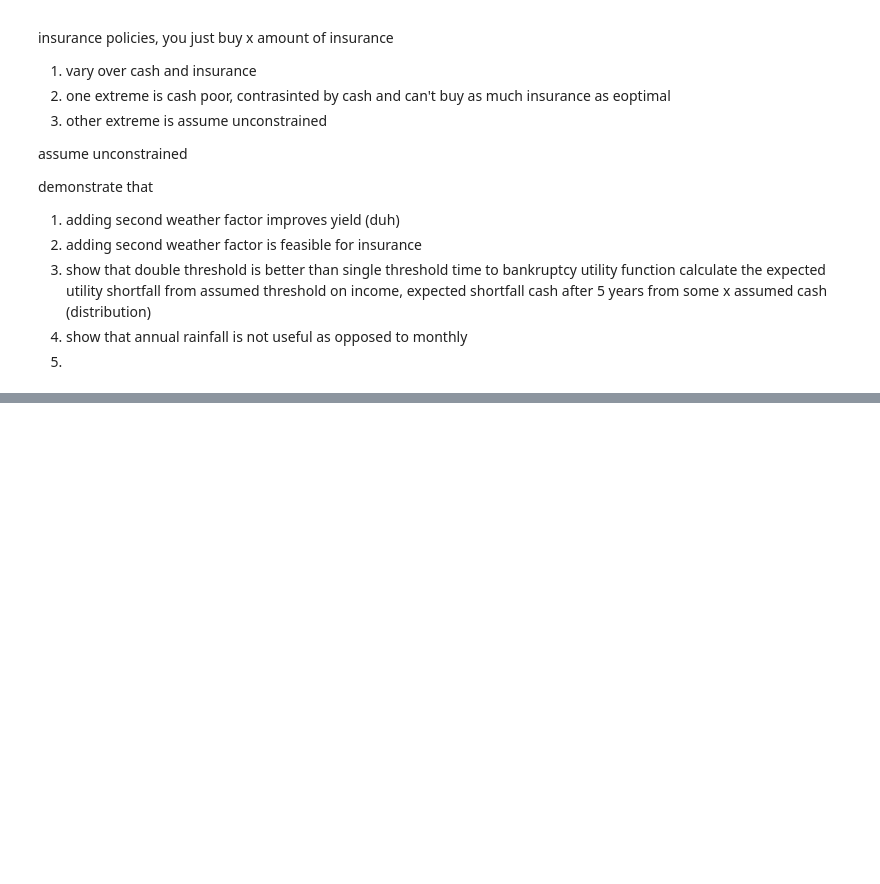
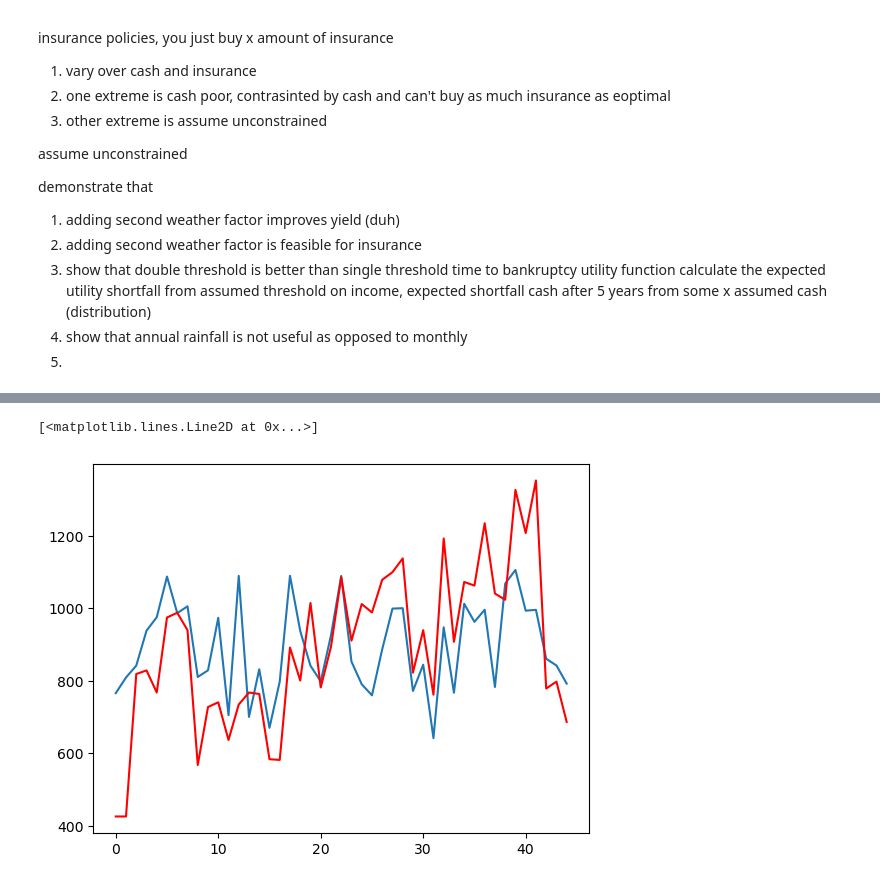
Before and after one commit to ken-neth-wang/crop-insurance, a Jupyter notebook: univariate_sim.ipynb, the cells around one changed output, grey strips where cells are left out. Drawn from its saved outputs; the diff is of its cells as text; code cells hidden in the pictures; blank space fills up the shorter version.

Commit message:
made updates to lin regression model, developed plotting function

```diff
--- a/univariate_sim.ipynb
+++ b/univariate_sim.ipynb
@@ -615,3 +386,12 @@ demonstrate that
     cash after 5 years from some x assumed cash (distribution)
 4. show that annual rainfall is not useful as opposed to monthly
 5.
+# %%
+# pulling data from here on india overall yields Kumar, M., Raman, R.K. and Kumar, S., Forecasting of Soybean Yield in India through
+#ARIMA Model, Int. J. Pure App. Biosci. 5(5): 1538-1546 (2017). doi: http://dx.doi.org/10.18782/2320-
+#7051.5834
+url_yield = 'yield_india_soyabean_1970-2016.csv'  # https://data.gov.in/catalog/rainfall-i
+url_rain = 'rainfall_india_1871-2016.csv'
+yield_1970 = pd.read_csv(url_yield)
+rain_1871 = pd.read_csv('rainfall_india_1871-2016.csv')
+yield_1970.head(), rain_1871.head()
@@ -617,0 +418,34 @@ demonstrate that
+# %%
+# 0 index is going to be 1871 jan, so 11th is 1871 dec, 12th is 1872 jan, 24th is 1873 jan, etc.
+# y * 12 index gives the 1871 + yth year jan
+# 1970 = 1871 + z -> z = 99 because the csv is 1 indexed (there's a dummy in 0th row)
+# also there is no 1978 in the india yield data set LMAO along with 2016, so need to remove those from dataset
+z = 1970 - 1871
+X = rain_1871['IITM All_India v1871-2016 Rainfall PCPN'].to_numpy()[z * 12 + 1 :]
+cull_index_1 = 1978 - 1970
+cull_index_2 = 2016 - 1970
+X[cull_index_1 * 12], X[cull_index_2 * 12], cull_index_1, cull_index_2
+cull_list = [x + (12 * cull_index_1) for x in range(12)] + [x + (12 * cull_index_2) for x in range(12)]
+Y = yield_1970
+X = np.delete(X, cull_list, 0)
+X = X.reshape(45, -1)
+X = X.astype(float)
+#X_copy = np.reshape(np.zeros(len(X) * 13), (len(X), 13))
+#we are appending annual rainfall to each year, induces multicollinearit
+#for row_index in range(len(X)):
+#    sum_to_append = np.sum(X[row_index])
+#
+#    X_copy[row_index] = np.append(X[row_index], sum_to_append)
+#X = X_copy
+Y = Y['Yield (Kg/hec)']
+Y = Y.to_numpy()
+Y = Y.astype(float)
+# %%
+# nah lets not split into train and test, just run it
+lin_reg_india = LinearRegression().fit(X, Y)
+y_predict = lin_reg_india.predict(X)
+plt.plot([x for x in range(len(y_predict))], y_predict)
+plt.plot([x for x in range(len(y_predict))], Y, color='red')
+# %% [output]
+[<matplotlib.lines.Line2D at 0x...>]
+[figure, added]
```
Also changed, not shown: parts of 34 cells of this notebook.
